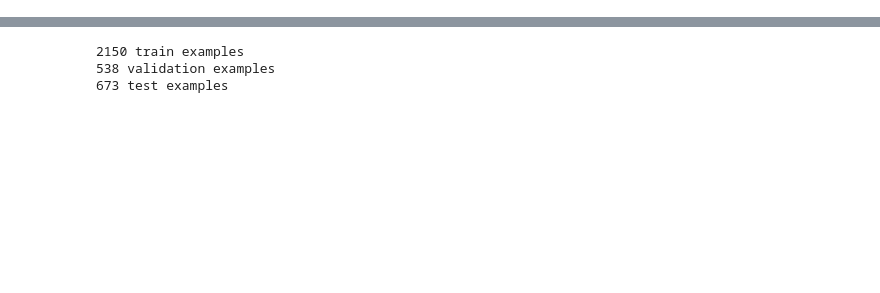
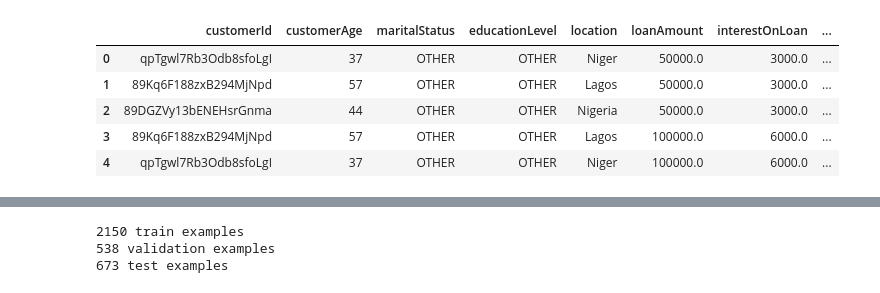
Before and after one commit to zcoriarty/Loan-Default-Prediction, a Jupyter notebook: loan_default_nn.ipynb, the cells around one changed output, grey strips where cells are left out. Drawn from its saved outputs; the diff is of its cells as text; code cells hidden in the pictures; blank space fills up the shorter version.

```diff
--- a/loan_default_nn.ipynb
+++ b/loan_default_nn.ipynb
@@ -13,26 +18,38 @@ import plotly.express as px
 # %%
 df = pd.read_csv("loan_history.csv")
 model_data = df[df.columns]
 
 # convert to datetime for date calculations
 model_data[['repaymentDate', 'loanRepaidDate', 'loanCreatedAt']] = model_data[['repaymentDate', 'loanRepaidDate', 'loanCreatedAt']].apply(pd.to_datetime)
 
 # create column for the number of days it took to repay the loan
-model_data['paybackDuration'] = model_data["loanRepaidDate"] - model_data["loanCreatedAt"]
+model_data['paybackDuration'] = (model_data["loanRepaidDate"] - model_data["loanCreatedAt"]).dt.days
 
 # create col for the number of days it was overdue (negative numbers means it was paid on time)
 model_data['daysOverdue'] = (model_data['repaymentDate'] - model_data["loanRepaidDate"]) * -1
 
 # fix NaN values
 model_data[['paybackDuration', 'daysOverdue']] = model_data[['paybackDuration', 'daysOverdue']].fillna(pd.Timedelta(days=0))
 
-# convert to int64 for label condition
-model_data['daysOverdue'] = (model_data['daysOverdue'].astype('int64') / 86400)
+# check to make sure im not crazy and some loan creation dates are before the repayment date
+model_data['sanityCheck'] = (model_data['loanCreatedAt'] - model_data["repaymentDate"])
+
+model_data['interestPercent'] = (model_data['interestOnLoan'] / model_data['loanAmount']) * 100
 
 # create labels for supervised learning, >14 days overdue is a default(NOT DEFAULT: 0, DEFAULT: 1)
-model_data.loc[model_data['daysOverdue'] < 1.400000e+10	, 'target'] = 0
-model_data.loc[model_data['daysOverdue'] >= 1.400000e+10	, 'target'] = 1
+model_data.loc[model_data['daysOverdue'] < timedelta(14), 'target'] = 0
+model_data.loc[model_data['daysOverdue'] >= timedelta(14), 'target'] = 1
 
-model_data
+model_data['daysOverdue'] = (model_data['daysOverdue'].dt.days).astype(float)
+model_data['sanityCheck'] = (model_data['sanityCheck'].dt.days).astype(float)
+
+model_data.head()
+# %% [output]
+|  | customerId | customerAge | maritalStatus | educationLevel | location | loanAmount | interestOnLoan | ... |
+| 0 | qpTgwl7Rb3Odb8sfoLgI | 37 | OTHER | OTHER | Niger | 50000.0 | 3000.0 | ... |
+| 1 | 89Kq6F188zxB294MjNpd | 57 | OTHER | OTHER | Lagos | 50000.0 | 3000.0 | ... |
+| 2 | 89DGZVy13bENEHsrGnma | 44 | OTHER | OTHER | Nigeria | 50000.0 | 3000.0 | ... |
+| 3 | 89Kq6F188zxB294MjNpd | 57 | OTHER | OTHER | Lagos | 100000.0 | 6000.0 | ... |
+| 4 | qpTgwl7Rb3Odb8sfoLgI | 37 | OTHER | OTHER | Niger | 100000.0 | 6000.0 | ... |
 # %%
 # features to use in the nn
```
Also changed, not shown: parts of 15 cells of this notebook, 45 other files.
